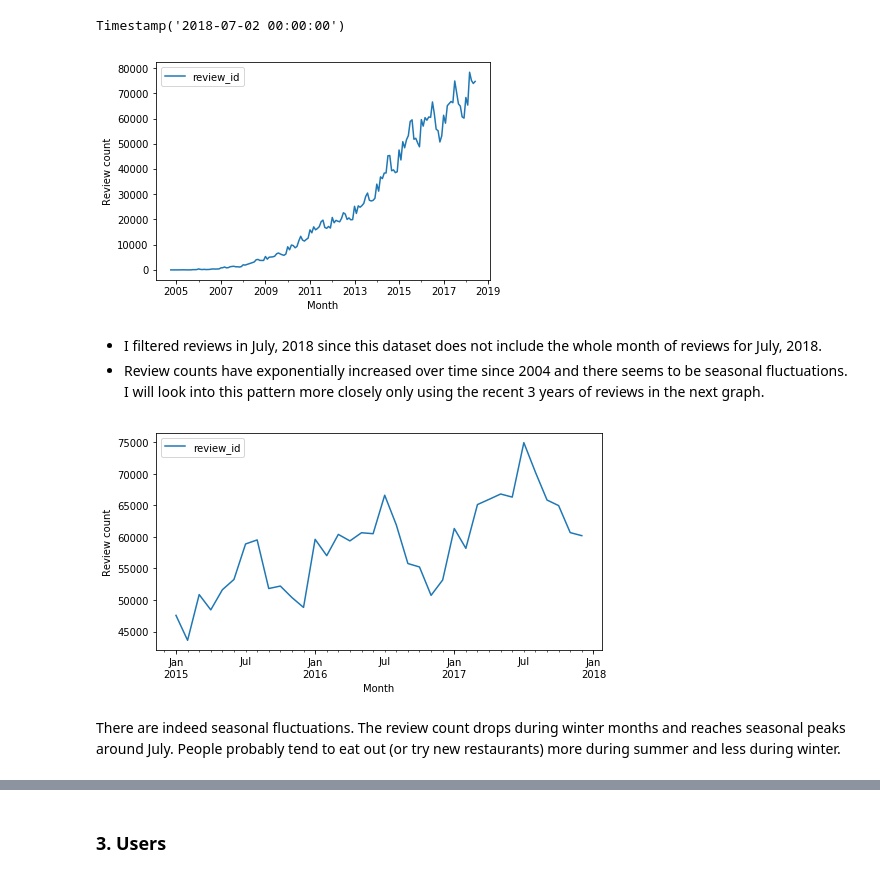
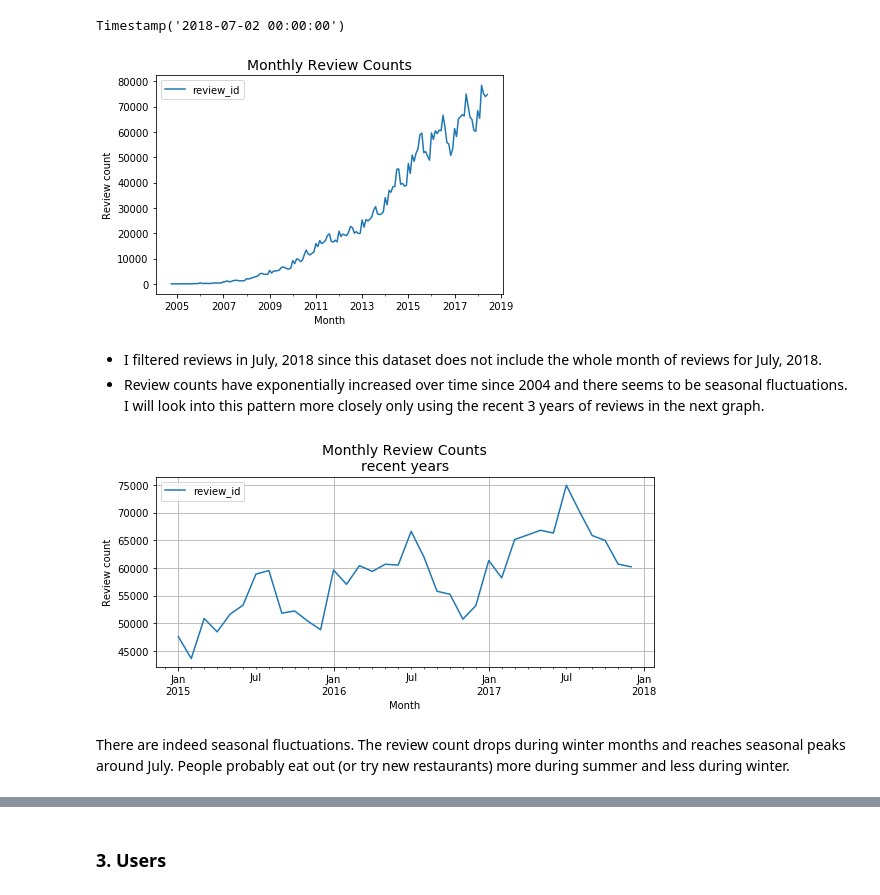
Before and after one commit to math470/Springboard_Capstone_Project_2, a Jupyter notebook: Yelp EDA.ipynb, the cells around one changed output, grey strips where cells are left out. Drawn from its saved outputs; the diff is of its cells as text; code cells hidden in the pictures.

```diff
--- a/Yelp EDA.ipynb
+++ b/Yelp EDA.ipynb
@@ -700,19 +702,26 @@ condition = (reviews.date < date(2018,7,1))
 reviews[condition][['date','review_id']].set_index('date').resample('M').count().plot()
 plt.xlabel('Month')
 plt.ylabel('Review count')
+plt.title('Monthly Review Counts', size=14)
+plt.tight_layout() # need for savefig
+plt.savefig("monthly_review_counts.png",format="png", dpi=300)
 plt.show()
 # %% [output]
-[figure, old version]
+[figure, new version]
 # %% [markdown]
 - I filtered reviews in July, 2018 since this dataset does not include the whole month of reviews for July, 2018.
 - Review counts have exponentially increased over time since 2004 and there seems to be seasonal fluctuations. I will look into this pattern more closely only using the recent 3 years of reviews in the next graph.
 # %%
 condition = (reviews.date < date(2018,1,1))&(reviews.date >= date(2015,1,1))
 reviews[condition][['date','review_id']].set_index('date').resample('M').count().plot(figsize=(8,4))
+plt.grid(True)
 plt.xlabel('Month')
 plt.ylabel('Review count')
+plt.title('Monthly Review Counts\nrecent years', size=14)
+plt.tight_layout() # need for savefig
+plt.savefig("monthly_review_counts_recent_years.png",format="png", dpi=300)
 plt.show()
 # %% [output]
-[figure, old version]
+[figure, new version]
 # %% [markdown]
-There are indeed seasonal fluctuations. The review count drops during winter months and reaches seasonal peaks around July. People probably tend to eat out (or try new restaurants) more during summer and less during winter.
+There are indeed seasonal fluctuations. The review count drops during winter months and reaches seasonal peaks around July. People probably eat out (or try new restaurants) more during summer and less during winter.
```
Also changed, not shown: parts of 42 cells of this notebook.
